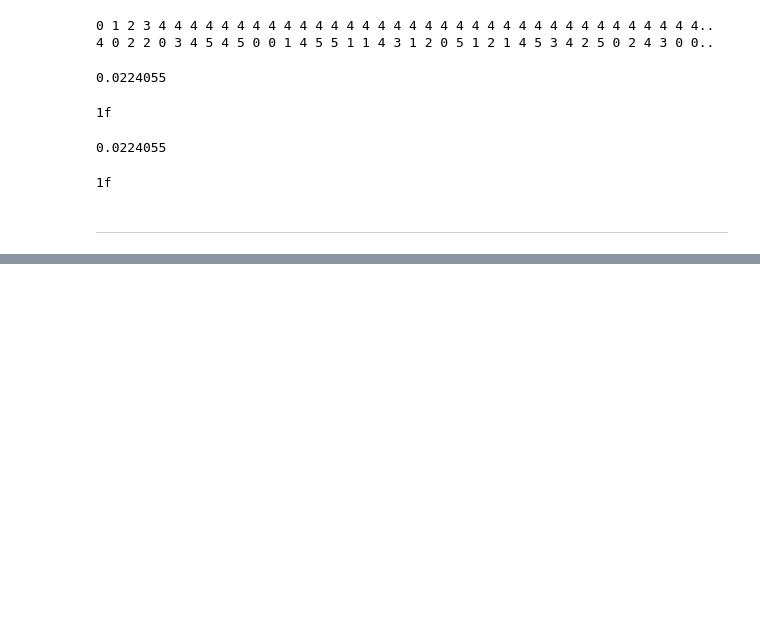
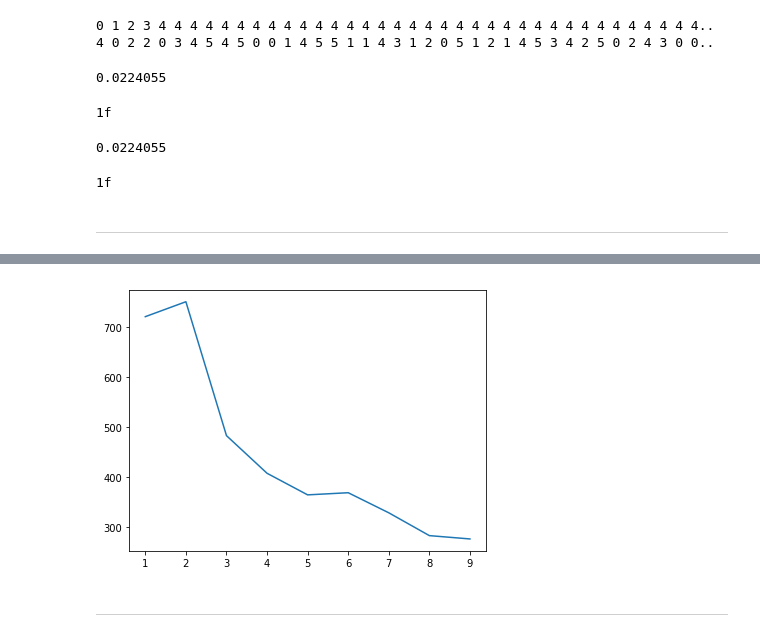
Before and after one commit to KxSystems/ml, a Jupyter notebook: clust/notebooks/scoring.ipynb, the cells around one changed output, grey strips where cells are left out. Cells and saved outputs as stored; diff of their text form; code cells hidden in the pictures; blank space fills up the shorter version.

```diff
--- a/clust/notebooks/scoring.ipynb
+++ b/clust/notebooks/scoring.ipynb
@@ -172,0 +186,7 @@ pyhgen[true2;true2]`
+# %%
+plt[`:plot][1_til k;.ml.clust.elbow[d2;`edist;k:10]];
+plt[`:show][];
+# %% [output]
+[figure, added]
+# %% [markdown]
+---
```
Also changed, not shown: parts of 8 cells of this notebook, 10 other files.
